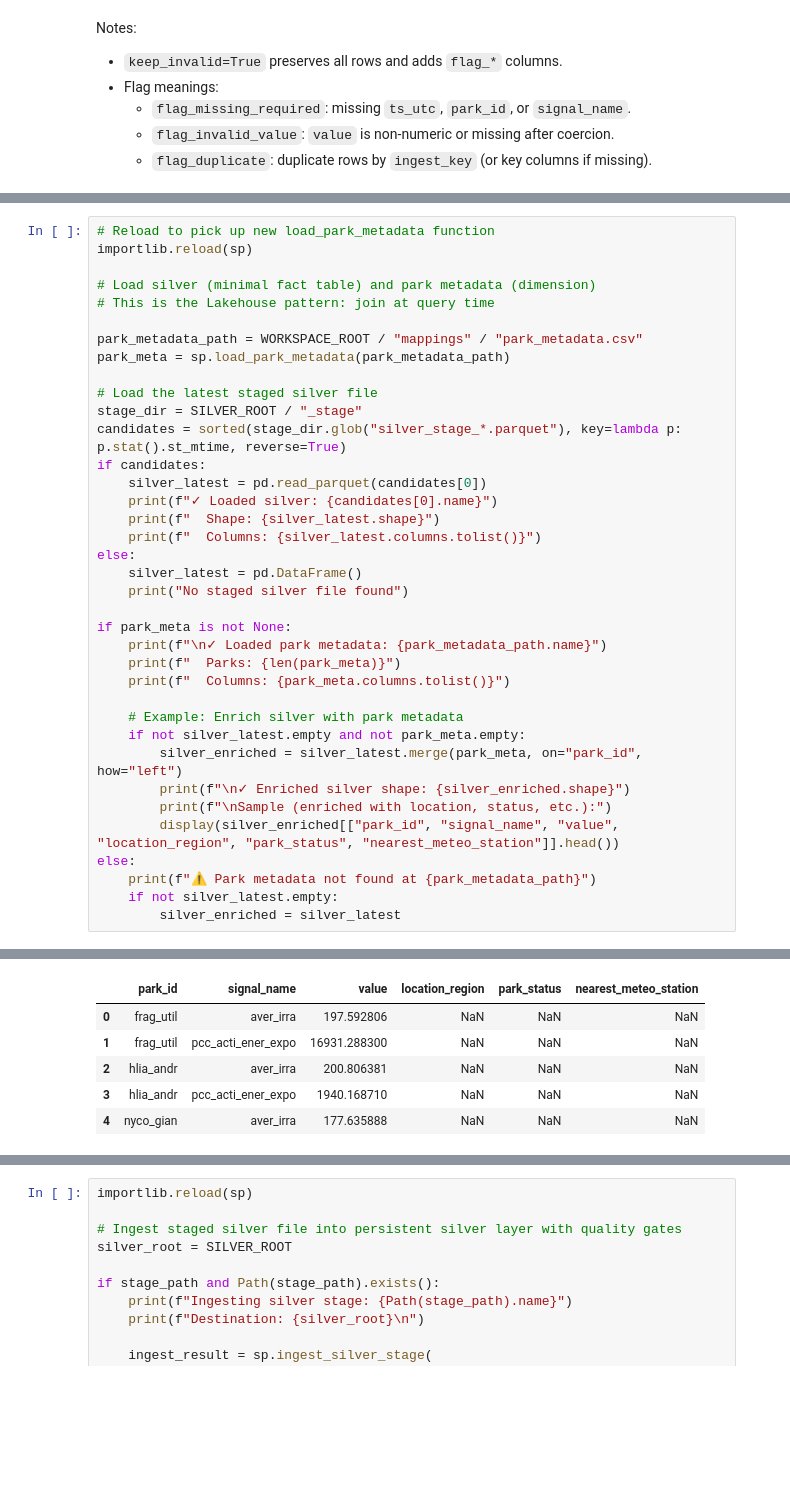
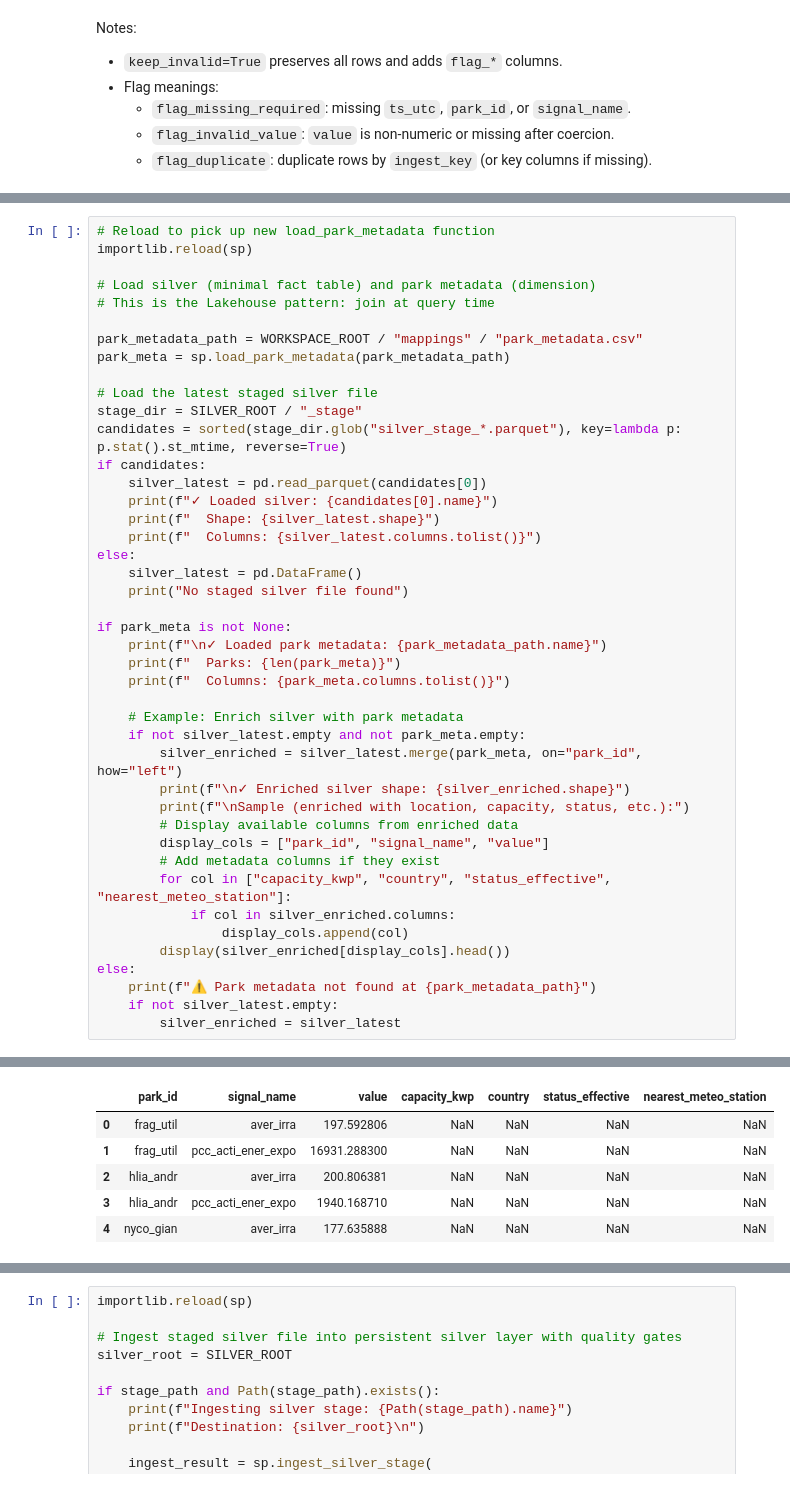
Before and after one commit to steliosvliaros/daily_avg_pv_kpi_heatmap, a Jupyter notebook: notebooks/01_prototype_pvgis_pi_heatmap.ipynb, the cells around one changed output, grey strips where cells are left out. Drawn from its saved outputs; the diff is of its cells as text; blank space fills up the shorter version.

```diff
--- a/notebooks/01_prototype_pvgis_pi_heatmap.ipynb
+++ b/notebooks/01_prototype_pvgis_pi_heatmap.ipynb
@@ -497,8 +508,14 @@ if park_meta is not None:
     if not silver_latest.empty and not park_meta.empty:
         silver_enriched = silver_latest.merge(park_meta, on="park_id", how="left")
         print(f"\n✓ Enriched silver shape: {silver_enriched.shape}")
-        print(f"\nSample (enriched with location, status, etc.):")
-        display(silver_enriched[["park_id", "signal_name", "value", "location_region", "park_status", "nearest_meteo_station"]].head())
+        print(f"\nSample (enriched with location, capacity, status, etc.):")
+        # Display available columns from enriched data
+        display_cols = ["park_id", "signal_name", "value"]
+        # Add metadata columns if they exist
+        for col in ["capacity_kwp", "country", "status_effective", "nearest_meteo_station"]:
+            if col in silver_enriched.columns:
+                display_cols.append(col)
+        display(silver_enriched[display_cols].head())
 else:
     print(f"⚠ Park metadata not found at {park_metadata_path}")
     if not silver_latest.empty:
@@ -518,6 +535,6 @@ Sample (enriched with location, status, etc.):
-|  | park_id | signal_name | value | location_region | park_status | nearest_meteo_station |
-| 0 | frag_util | aver_irra | 197.592806 | NaN | NaN | NaN |
-| 1 | frag_util | pcc_acti_ener_expo | 16931.288300 | NaN | NaN | NaN |
-| 2 | hlia_andr | aver_irra | 200.806381 | NaN | NaN | NaN |
-| 3 | hlia_andr | pcc_acti_ener_expo | 1940.168710 | NaN | NaN | NaN |
-| 4 | nyco_gian | aver_irra | 177.635888 | NaN | NaN | NaN |
+|  | park_id | signal_name | value | capacity_kwp | country | status_effective | nearest_meteo_station |
+| 0 | frag_util | aver_irra | 197.592806 | NaN | NaN | NaN | NaN |
+| 1 | frag_util | pcc_acti_ener_expo | 16931.288300 | NaN | NaN | NaN | NaN |
+| 2 | hlia_andr | aver_irra | 200.806381 | NaN | NaN | NaN | NaN |
+| 3 | hlia_andr | pcc_acti_ener_expo | 1940.168710 | NaN | NaN | NaN | NaN |
+| 4 | nyco_gian | aver_irra | 177.635888 | NaN | NaN | NaN | NaN |
```
Also changed, not shown: parts of 31 cells of this notebook, 8 other files.
